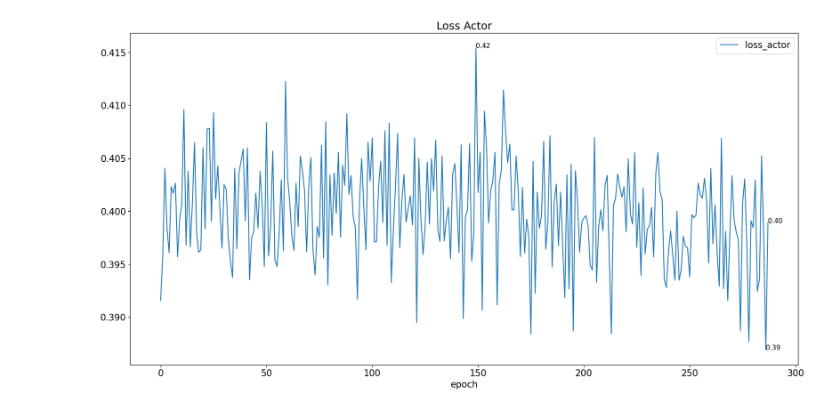
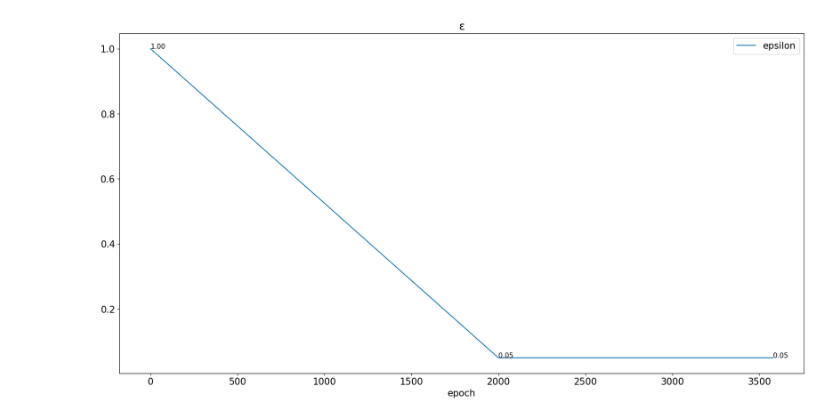
Before and after one commit to osnieltx/gnn-co, a Jupyter notebook: validation/history_visualizer.ipynb, the cells around one changed output. Cells and saved outputs as stored; diff of their text form; code cells hidden in the pictures.

```diff
--- a/validation/history_visualizer.ipynb
+++ b/validation/history_visualizer.ipynb
@@ -68,7 +97,7 @@ display(s_metrics, 'reward', 'total episode reward', ignore='val', fp=0)
 # %%
-#display(metrics, 'epsilon', 'ε')
+display(metrics, 'epsilon', 'ε')
+# %% [output]
+[figure, added]
 # %%
-display(metrics, 'loss_actor', 'Loss Actor', fp=2)
+# display(metrics, 'loss_actor', 'Loss Actor', fp=10)
-# %% [output]
-[figure, removed]
 # %%
```
Also changed, not shown: parts of 11 cells of this notebook, 5 other files.
